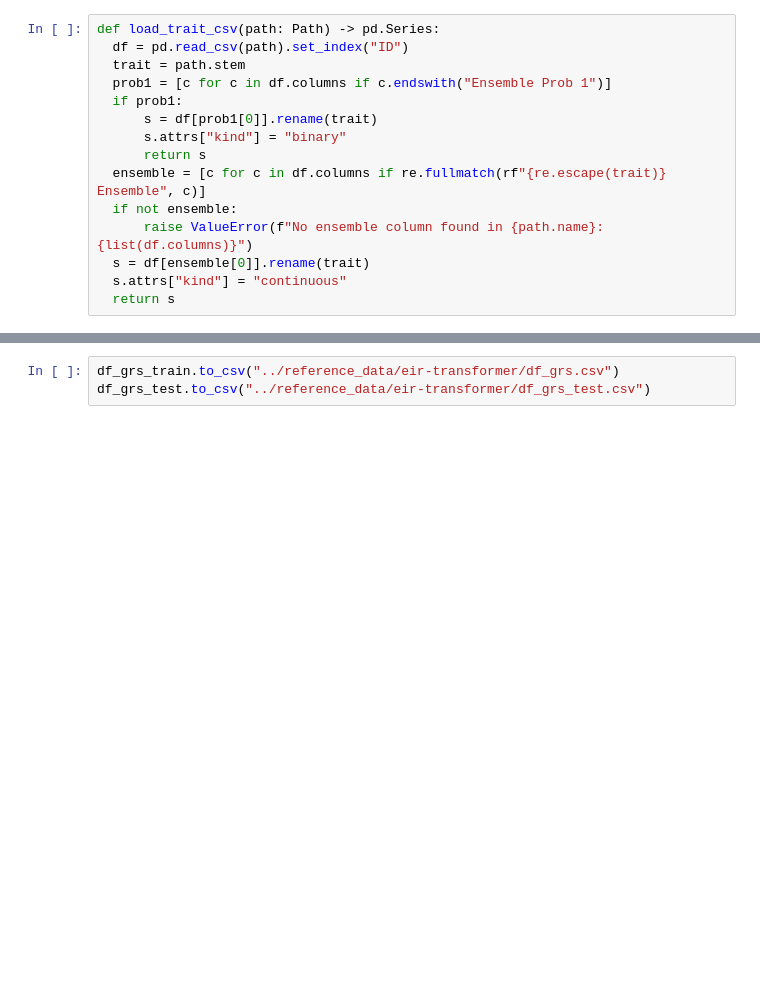
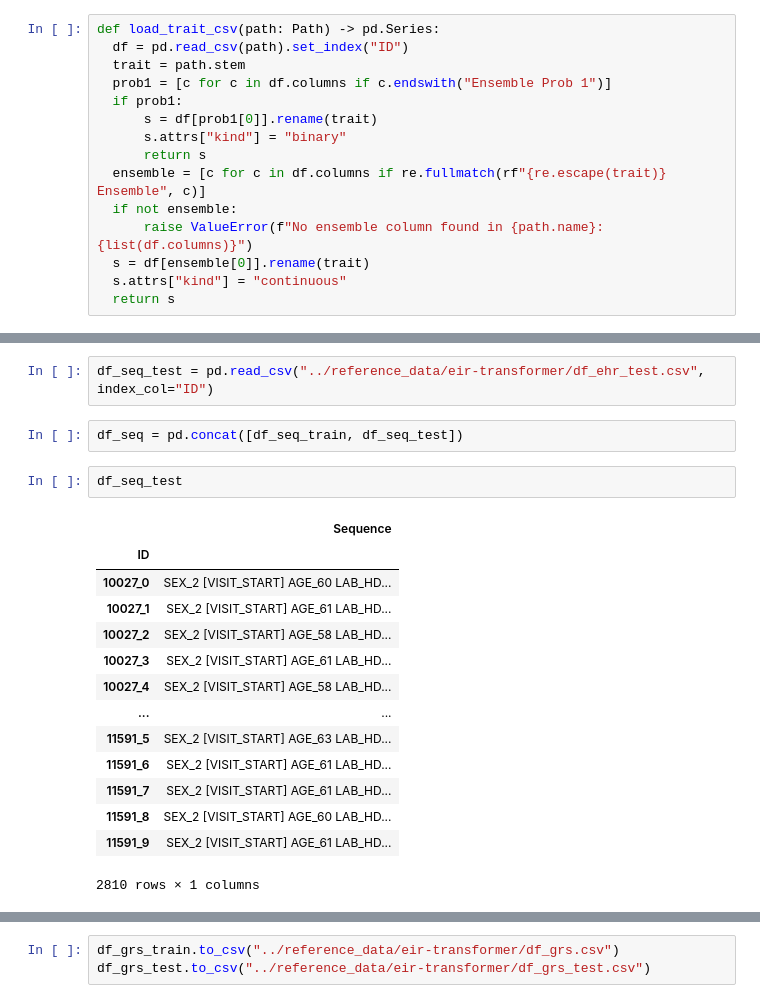
Before and after one commit to RasmussenLab/integrative_post_gwas_methods_course, a Jupyter notebook: notebooks/eir-transformer.ipynb, the cells around one changed output, grey strips where cells are left out. Cells and saved outputs as stored; diff of their text form; blank space fills up the shorter version.

```diff
--- a/notebooks/eir-transformer.ipynb
+++ b/notebooks/eir-transformer.ipynb
@@ -173,3 +197,24 @@ display(df_grs.head())
+# %%
+df_seq_test = pd.read_csv("../reference_data/eir-transformer/df_ehr_test.csv", index_col="ID")
+# %%
+df_seq = pd.concat([df_seq_train, df_seq_test])
+# %%
+df_seq_test
+# %% [output]
+|  | Sequence |
+| ID |  |
+| 10027_0 | SEX_2 [VISIT_START] AGE_60 LAB_HD... |
+| 10027_1 | SEX_2 [VISIT_START] AGE_61 LAB_HD... |
+| 10027_2 | SEX_2 [VISIT_START] AGE_58 LAB_HD... |
+| 10027_3 | SEX_2 [VISIT_START] AGE_61 LAB_HD... |
+| 10027_4 | SEX_2 [VISIT_START] AGE_58 LAB_HD... |
+| ... | ... |
+| 11591_5 | SEX_2 [VISIT_START] AGE_63 LAB_HD... |
+| 11591_6 | SEX_2 [VISIT_START] AGE_61 LAB_HD... |
+| 11591_7 | SEX_2 [VISIT_START] AGE_61 LAB_HD... |
+| 11591_8 | SEX_2 [VISIT_START] AGE_60 LAB_HD... |
+| 11591_9 | SEX_2 [VISIT_START] AGE_61 LAB_HD... |
+2810 rows × 1 columns
 # %%
 import pandas as pd
 import numpy as np
```
Also changed, not shown: parts of 31 cells of this notebook, 9 other files.
